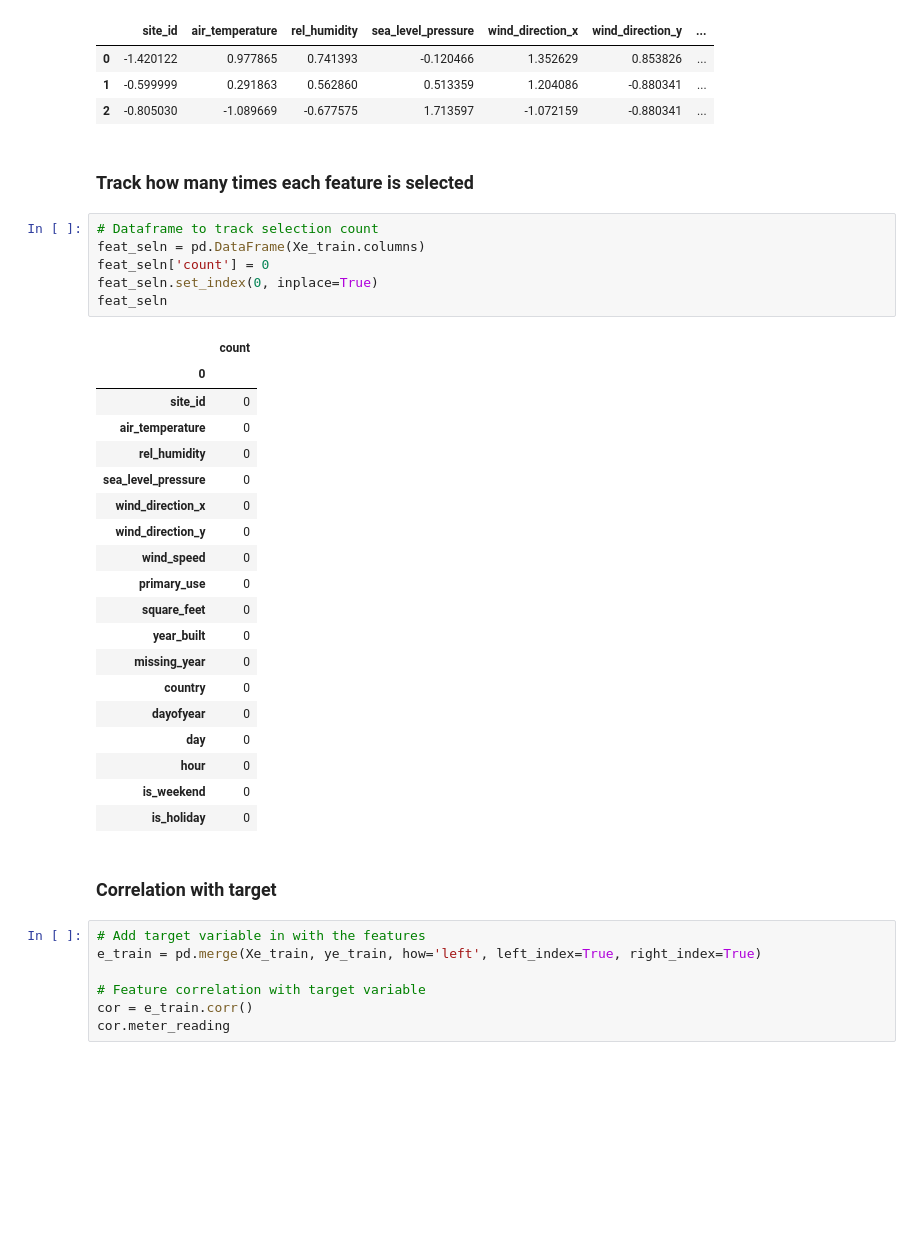
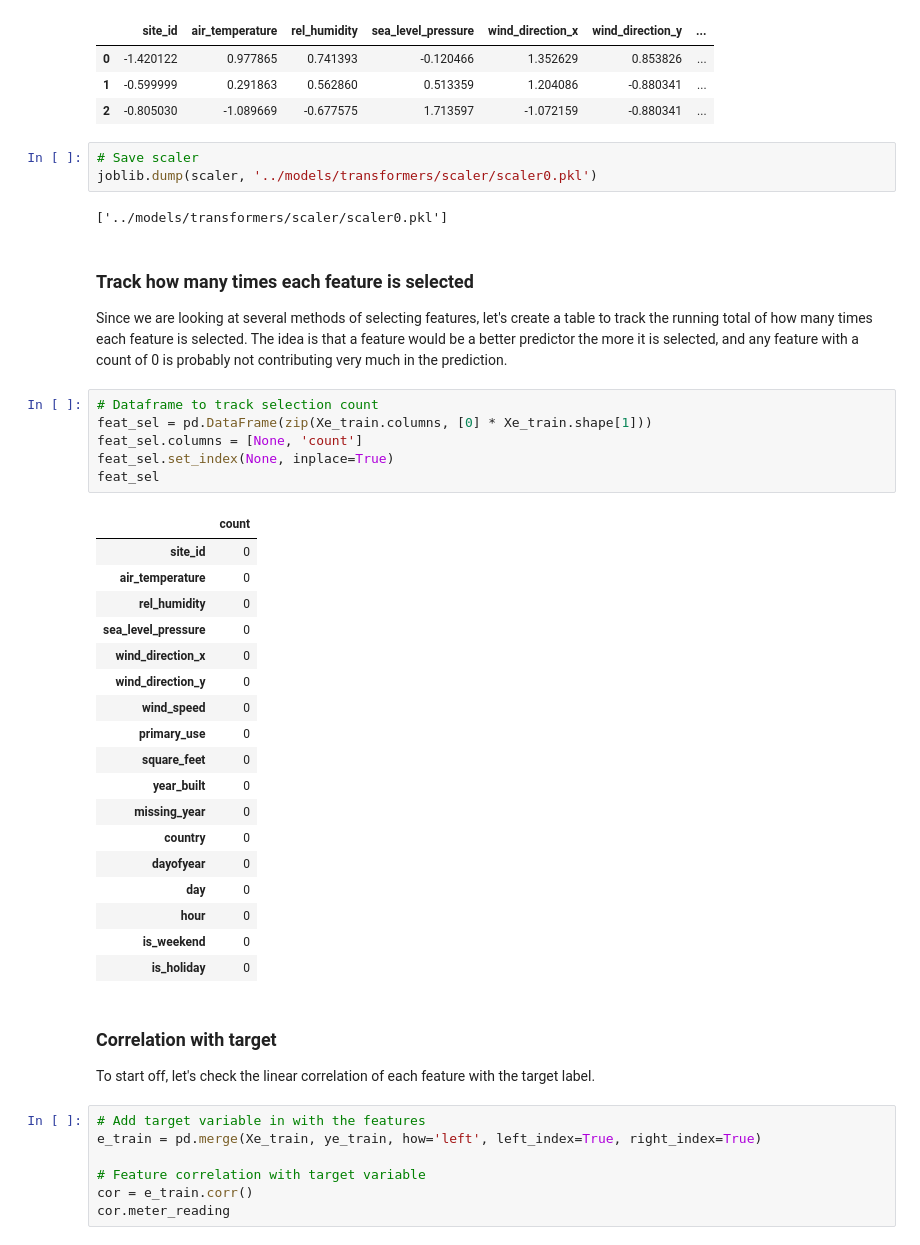
Before and after one commit to tri-bui/energy-predictor, a Jupyter notebook: notebooks/03-featurization.ipynb, the cells around one changed output. Cells and saved outputs as stored; diff of their text form; blank space fills up the shorter version.

Commit message:
Save scaler in notebook 03

```diff
--- a/notebooks/03-featurization.ipynb
+++ b/notebooks/03-featurization.ipynb
@@ -579,17 +579,23 @@ Xe_train_scaled.head(3)
 | 0 | -1.420122 | 0.977865 | 0.741393 | -0.120466 | 1.352629 | 0.853826 | ... |
 | 1 | -0.599999 | 0.291863 | 0.562860 | 0.513359 | 1.204086 | -0.880341 | ... |
 | 2 | -0.805030 | -1.089669 | -0.677575 | 1.713597 | -1.072159 | -0.880341 | ... |
-# %% [markdown]
-### Track how many times each feature is selected
+# %%
+# Save scaler
+joblib.dump(scaler, '../models/transformers/scaler/scaler0.pkl')
+# %% [output]
+['../models/transformers/scaler/scaler0.pkl']
+# %% [markdown]
+### Track how many times each feature is selected
+
+Since we are looking at several methods of selecting features, let's create a table to track the running total of how many times each feature is selected. The idea is that a feature would be a better predictor the more it is selected, and any feature with a count of 0 is probably not contributing very much in the prediction.
 # %%
 # Dataframe to track selection count
-feat_seln = pd.DataFrame(Xe_train.columns)
-feat_seln['count'] = 0
-feat_seln.set_index(0, inplace=True)
-feat_seln
+feat_sel = pd.DataFrame(zip(Xe_train.columns, [0] * Xe_train.shape[1]))
+feat_sel.columns = [None, 'count']
+feat_sel.set_index(None, inplace=True)
+feat_sel
 # %% [output]
 |  | count |
-| 0 |  |
 | site_id | 0 |
 | air_temperature | 0 |
 | rel_humidity | 0 |
@@ -607,8 +613,10 @@ feat_seln
 | hour | 0 |
 | is_weekend | 0 |
 | is_holiday | 0 |
-# %% [markdown]
-### Correlation with target
+# %% [markdown]
+### Correlation with target
+
+To start off, let's check the linear correlation of each feature with the target label.
 # %%
 # Add target variable in with the features
 e_train = pd.merge(Xe_train, ye_train, how='left', left_index=True, right_index=True)
```
